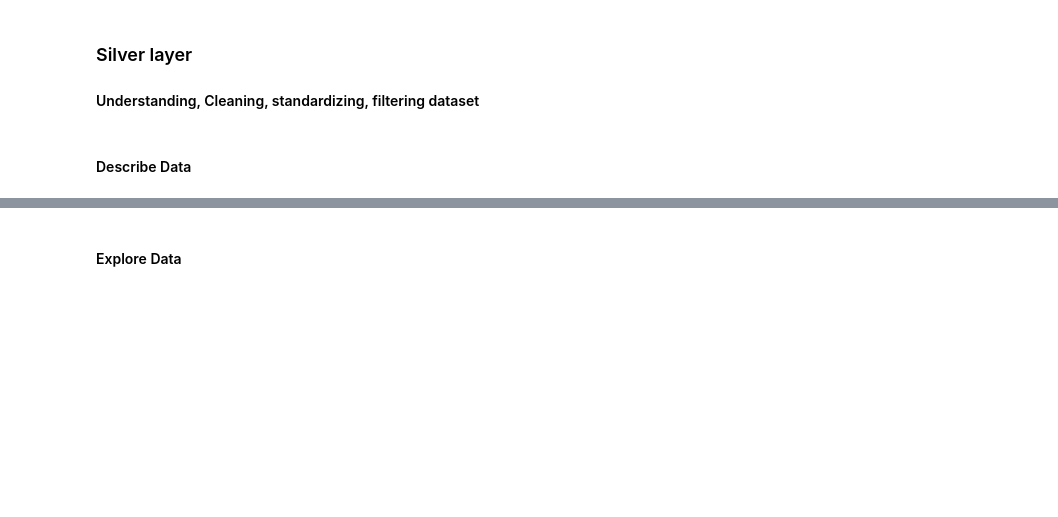
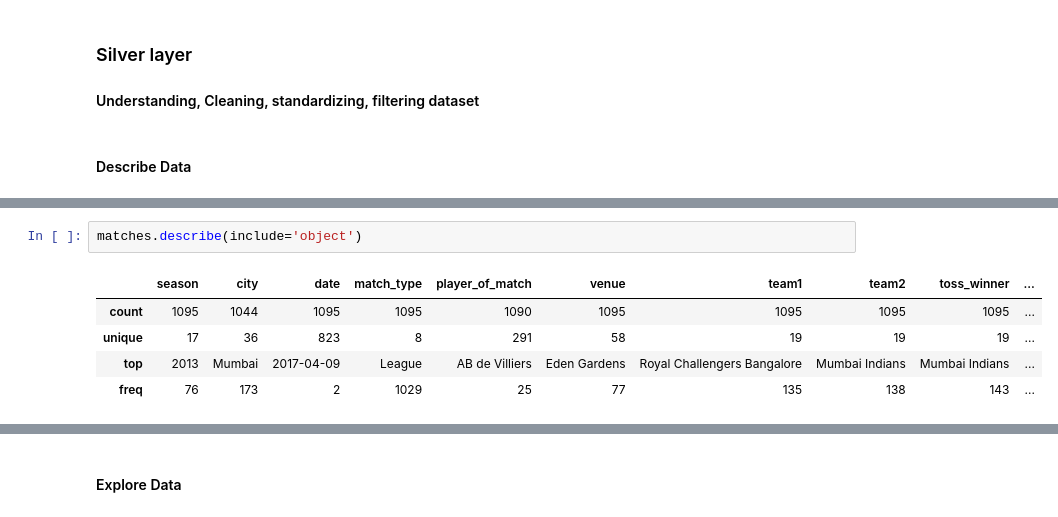
Before and after one commit to Parth-0804/DS_PROJEKT_AIM, a Jupyter notebook: 01_data/GR04_ipynb_Hiregoudar1_Ravaliya2_GoblipurBhanuprakashNag3.ipynb, the cells around one changed output, grey strips where cells are left out. Cells and saved outputs as stored; diff of their text form; blank space fills up the shorter version.

```diff
--- a/01_data/GR04_ipynb_Hiregoudar1_Ravaliya2_GoblipurBhanuprakashNag3.ipynb
+++ b/01_data/GR04_ipynb_Hiregoudar1_Ravaliya2_GoblipurBhanuprakashNag3.ipynb
@@ -38,0 +113,8 @@ deliveries = pd.read_csv('deliveries.csv')
+# %%
+matches.describe(include='object')
+# %% [output]
+|  | season | city | date | match_type | player_of_match | venue | team1 | team2 | toss_winner | ... |
+| count | 1095 | 1044 | 1095 | 1095 | 1090 | 1095 | 1095 | 1095 | 1095 | ... |
+| unique | 17 | 36 | 823 | 8 | 291 | 58 | 19 | 19 | 19 | ... |
+| top | 2013 | Mumbai | 2017-04-09 | League | AB de Villiers | Eden Gardens | Royal Challengers Bangalore | Mumbai Indians | Mumbai Indians | ... |
+| freq | 76 | 173 | 2 | 1029 | 25 | 77 | 135 | 138 | 143 | ... |
```
Also changed, not shown: parts of 9 cells of this notebook, 2 other files.
